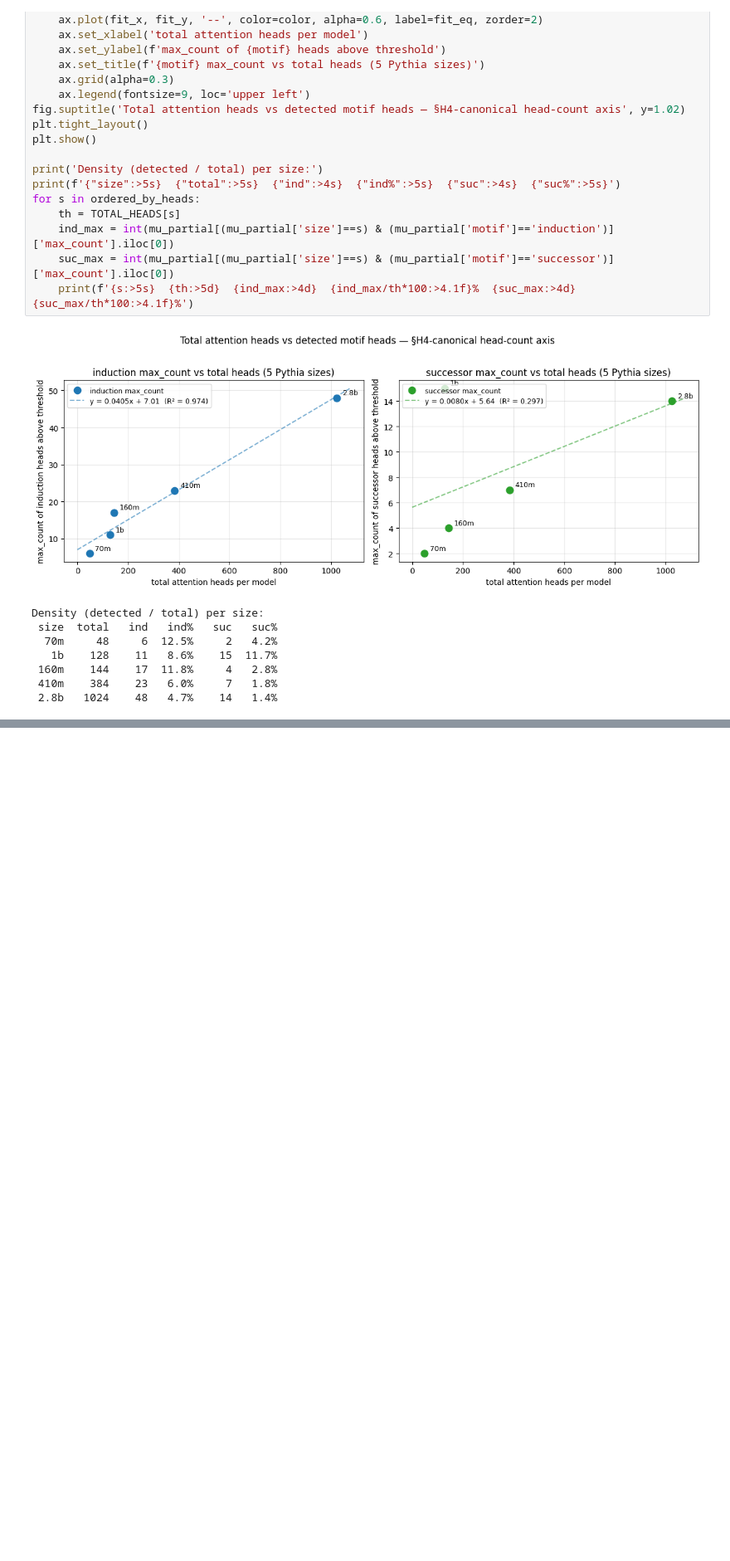
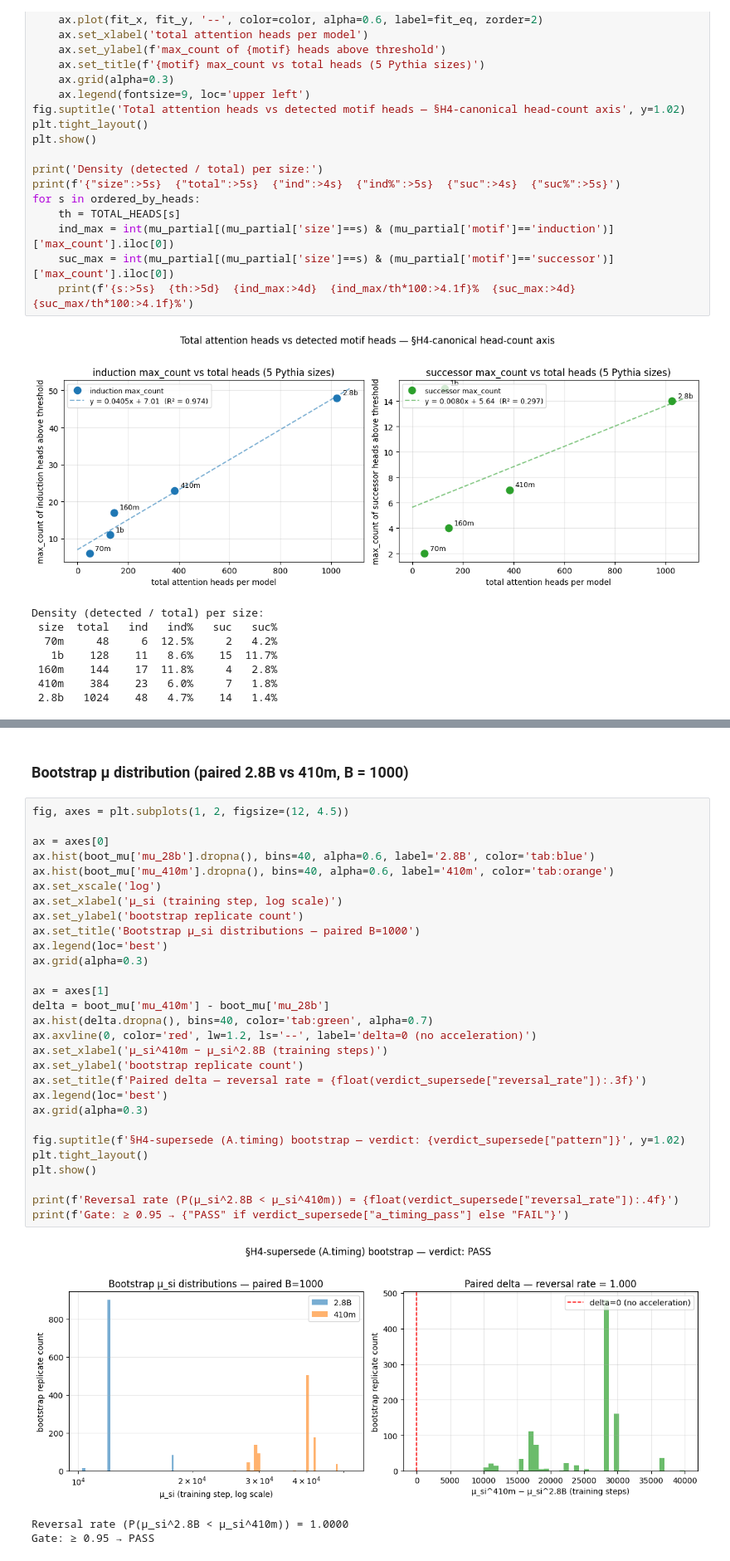
Before and after one commit to cam-berger/pythia-motif-emergence, a Jupyter notebook: notebooks/h1c_ordering_test.ipynb, the cells around one changed output, grey strips where cells are left out. Shown at 83% size. Cells and saved outputs as stored; diff of their text form; blank space fills up the shorter version.

```diff
--- a/notebooks/h1c_ordering_test.ipynb
+++ b/notebooks/h1c_ordering_test.ipynb
@@ -1124,0 +1202,35 @@ Density (detected / total) per size:
+# %% [markdown]
+### Bootstrap μ distribution (paired 2.8B vs 410m, B = 1000)
+# %%
+fig, axes = plt.subplots(1, 2, figsize=(12, 4.5))
+
+ax = axes[0]
+ax.hist(boot_mu['mu_28b'].dropna(), bins=40, alpha=0.6, label='2.8B', color='tab:blue')
+ax.hist(boot_mu['mu_410m'].dropna(), bins=40, alpha=0.6, label='410m', color='tab:orange')
+ax.set_xscale('log')
+ax.set_xlabel('μ_si (training step, log scale)')
+ax.set_ylabel('bootstrap replicate count')
+ax.set_title('Bootstrap μ_si distributions — paired B=1000')
+ax.legend(loc='best')
+ax.grid(alpha=0.3)
+
+ax = axes[1]
+delta = boot_mu['mu_410m'] - boot_mu['mu_28b']
+ax.hist(delta.dropna(), bins=40, color='tab:green', alpha=0.7)
+ax.axvline(0, color='red', lw=1.2, ls='--', label='delta=0 (no acceleration)')
+ax.set_xlabel('μ_si^410m − μ_si^2.8B (training steps)')
+ax.set_ylabel('bootstrap replicate count')
+ax.set_title(f'Paired delta — reversal rate = {float(verdict_supersede["reversal_rate"]):.3f}')
+ax.legend(loc='best')
+ax.grid(alpha=0.3)
+
+fig.suptitle(f'§H4-supersede (A.timing) bootstrap — verdict: {verdict_supersede["pattern"]}', y=1.02)
+plt.tight_layout()
+plt.show()
+
+print(f'Reversal rate (P(μ_si^2.8B < μ_si^410m)) = {float(verdict_supersede["reversal_rate"]):.4f}')
+print(f'Gate: ≥ 0.95 → {"PASS" if verdict_supersede["a_timing_pass"] else "FAIL"}')
+# %% [output]
+[figure, added]
+Reversal rate (P(μ_si^2.8B < μ_si^410m)) = 1.0000
+Gate: ≥ 0.95 → PASS
```
Also changed, not shown: parts of 5 cells of this notebook, 5 other files.
